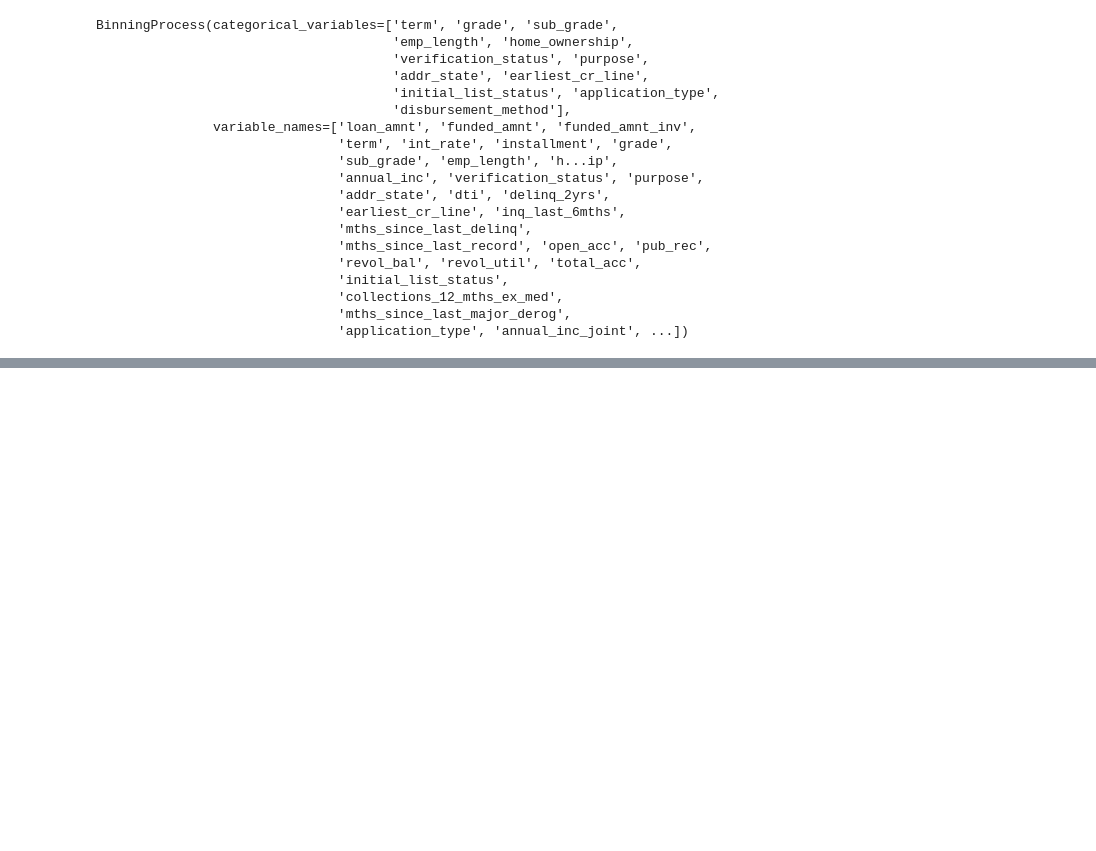
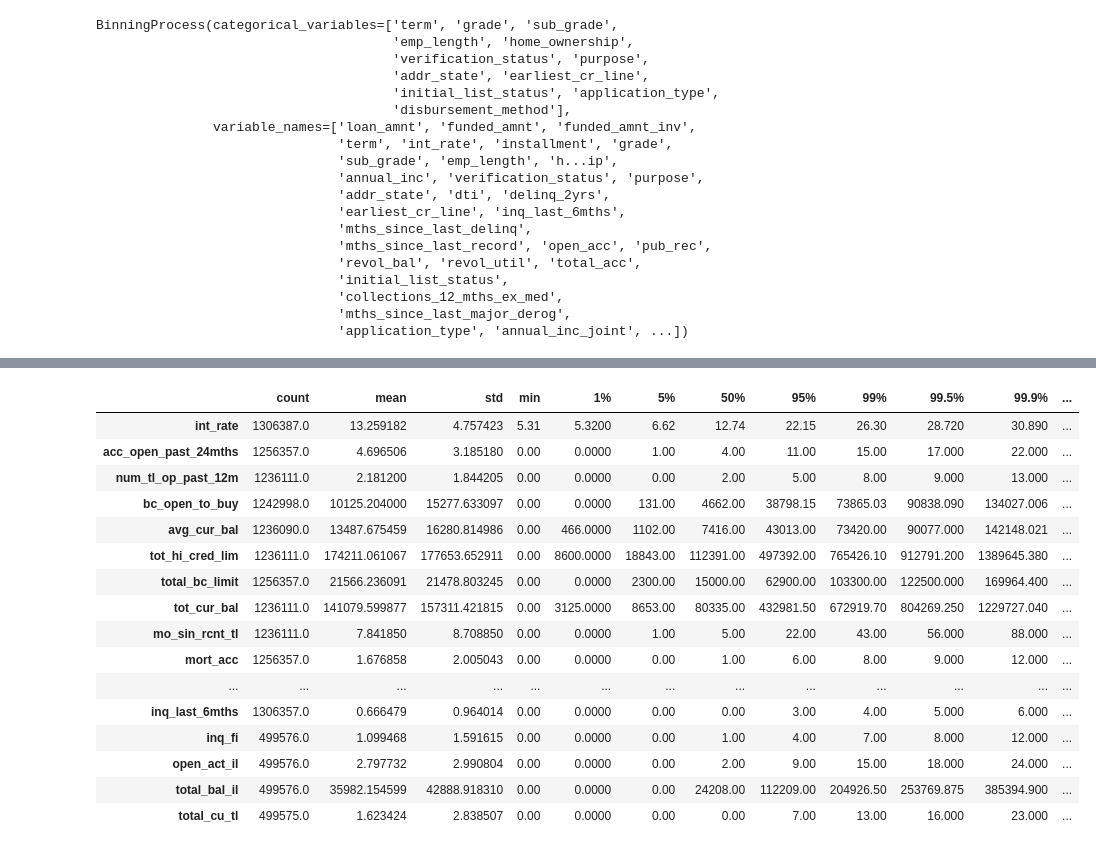
Before and after one commit to yusharif1605-dev/Credit-Scoring, a Jupyter notebook: Notebook/process.ipynb, the cells around one changed output, grey strips where cells are left out. Drawn from its saved outputs; the diff is of its cells as text; code cells hidden in the pictures; blank space fills up the shorter version.

```diff
--- a/Notebook/process.ipynb
+++ b/Notebook/process.ipynb
@@ -566,0 +639,20 @@ summary['status'].unique
+# %%
+# Cell 12 — split the remaining columns by dtype so we apply the right check to each
+not_yet_checked = ['sub_grade', 'int_rate', 'grade', 'term', 'acc_open_past_24mths',
+    'num_tl_op_past_12m', 'bc_open_to_buy', 'avg_cur_bal', 'verification_status',
+    'tot_hi_cred_lim', 'total_bc_limit', 'tot_cur_bal', 'mo_sin_rcnt_tl', 'mort_acc',
+    'mths_since_recent_inq', 'open_rv_24m', 'all_util', 'mo_sin_rcnt_rev_tl_op',
+    'num_actv_rev_tl', 'num_rev_tl_bal_gt_0', 'funded_amnt', 'loan_amnt',
+    'total_rev_hi_lim', 'open_rv_12m', 'funded_amnt_inv', 'mths_since_recent_bc',
+    'open_acc_6m', 'inq_last_12m', 'open_il_12m', 'open_il_24m', 'percent_bc_gt_75',
+    'mths_since_rcnt_il', 'installment', 'il_util', 'mo_sin_old_rev_tl_op',
+    'max_bal_bc', 'bc_util', 'home_ownership', 'inq_last_6mths', 'inq_fi',
+    'open_act_il', 'total_bal_il', 'total_cu_tl', 'earliest_cr_line']
+
+date_cols = ["earliest_cr_line"]
+categorical_cols = ["sub_grade", "grade", "term", "verification_status", "home_ownership"]
+numeric_cols = [c for c in not_yet_checked if c not in date_cols + categorical_cols]
+
+print(f"Numeric: {len(numeric_cols)}")
+print(f"Categorical: {len(categorical_cols)}")
+print(f"Date: {len(date_cols)}")
@@ -566,0 +689,25 @@ summary['status'].unique
+# %%
+# Cell 14 — extended percentile view to spot implausible extremes
+percentile_view_47 = loan_df2[numeric_cols].describe(
+    percentiles=[0.01, 0.05, 0.5, 0.95, 0.99, 0.995, 0.999]
+).T
+
+percentile_view_47
+# %% [output]
+|  | count | mean | std | min | 1% | 5% | 50% | 95% | 99% | 99.5% | 99.9% | ... |
+| int_rate | 1306387.0 | 13.259182 | 4.757423 | 5.31 | 5.3200 | 6.62 | 12.74 | 22.15 | 26.30 | 28.720 | 30.890 | ... |
+| acc_open_past_24mths | 1256357.0 | 4.696506 | 3.185180 | 0.00 | 0.0000 | 1.00 | 4.00 | 11.00 | 15.00 | 17.000 | 22.000 | ... |
+| num_tl_op_past_12m | 1236111.0 | 2.181200 | 1.844205 | 0.00 | 0.0000 | 0.00 | 2.00 | 5.00 | 8.00 | 9.000 | 13.000 | ... |
+| bc_open_to_buy | 1242998.0 | 10125.204000 | 15277.633097 | 0.00 | 0.0000 | 131.00 | 4662.00 | 38798.15 | 73865.03 | 90838.090 | 134027.006 | ... |
+| avg_cur_bal | 1236090.0 | 13487.675459 | 16280.814986 | 0.00 | 466.0000 | 1102.00 | 7416.00 | 43013.00 | 73420.00 | 90077.000 | 142148.021 | ... |
+| tot_hi_cred_lim | 1236111.0 | 174211.061067 | 177653.652911 | 0.00 | 8600.0000 | 18843.00 | 112391.00 | 497392.00 | 765426.10 | 912791.200 | 1389645.380 | ... |
+| total_bc_limit | 1256357.0 | 21566.236091 | 21478.803245 | 0.00 | 0.0000 | 2300.00 | 15000.00 | 62900.00 | 103300.00 | 122500.000 | 169964.400 | ... |
+| tot_cur_bal | 1236111.0 | 141079.599877 | 157311.421815 | 0.00 | 3125.0000 | 8653.00 | 80335.00 | 432981.50 | 672919.70 | 804269.250 | 1229727.040 | ... |
+| mo_sin_rcnt_tl | 1236111.0 | 7.841850 | 8.708850 | 0.00 | 0.0000 | 1.00 | 5.00 | 22.00 | 43.00 | 56.000 | 88.000 | ... |
+| mort_acc | 1256357.0 | 1.676858 | 2.005043 | 0.00 | 0.0000 | 0.00 | 1.00 | 6.00 | 8.00 | 9.000 | 12.000 | ... |
+| ... | ... | ... | ... | ... | ... | ... | ... | ... | ... | ... | ... | ... |
+| inq_last_6mths | 1306357.0 | 0.666479 | 0.964014 | 0.00 | 0.0000 | 0.00 | 0.00 | 3.00 | 4.00 | 5.000 | 6.000 | ... |
+| inq_fi | 499576.0 | 1.099468 | 1.591615 | 0.00 | 0.0000 | 0.00 | 1.00 | 4.00 | 7.00 | 8.000 | 12.000 | ... |
+| open_act_il | 499576.0 | 2.797732 | 2.990804 | 0.00 | 0.0000 | 0.00 | 2.00 | 9.00 | 15.00 | 18.000 | 24.000 | ... |
+| total_bal_il | 499576.0 | 35982.154599 | 42888.918310 | 0.00 | 0.0000 | 0.00 | 24208.00 | 112209.00 | 204926.50 | 253769.875 | 385394.900 | ... |
+| total_cu_tl | 499575.0 | 1.623424 | 2.838507 | 0.00 | 0.0000 | 0.00 | 0.00 | 7.00 | 13.00 | 16.000 | 23.000 | ... |
```
Also changed, not shown: parts of 41 cells of this notebook.
